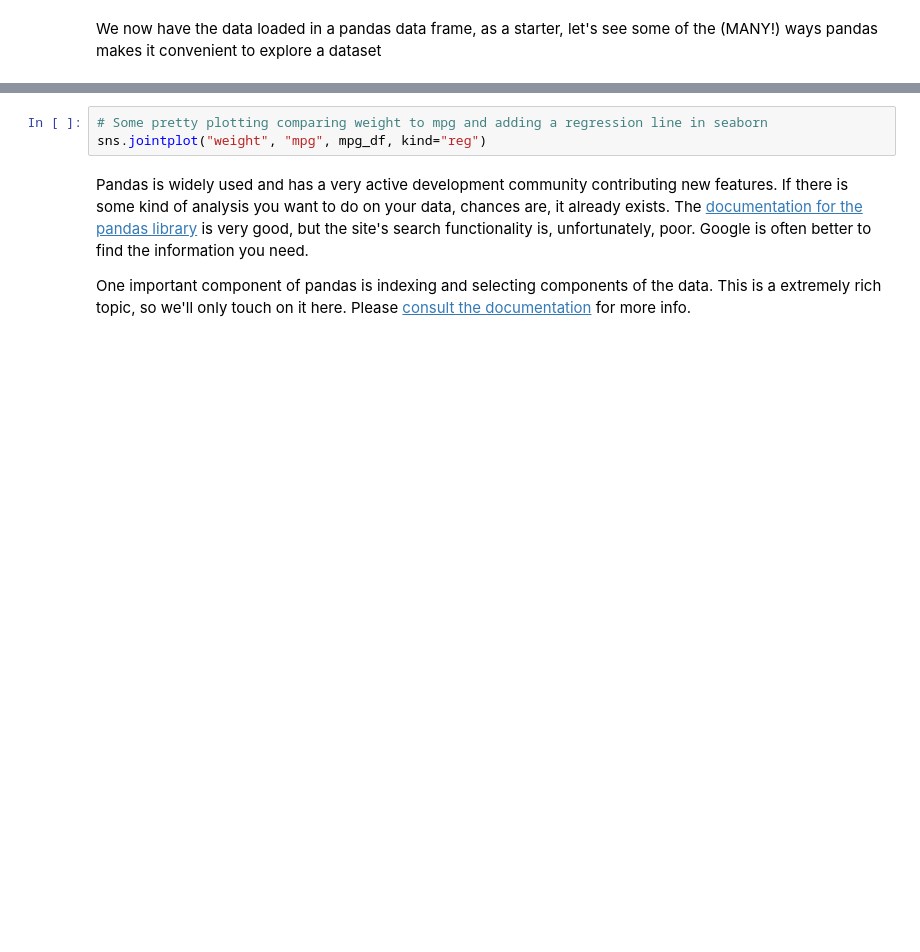
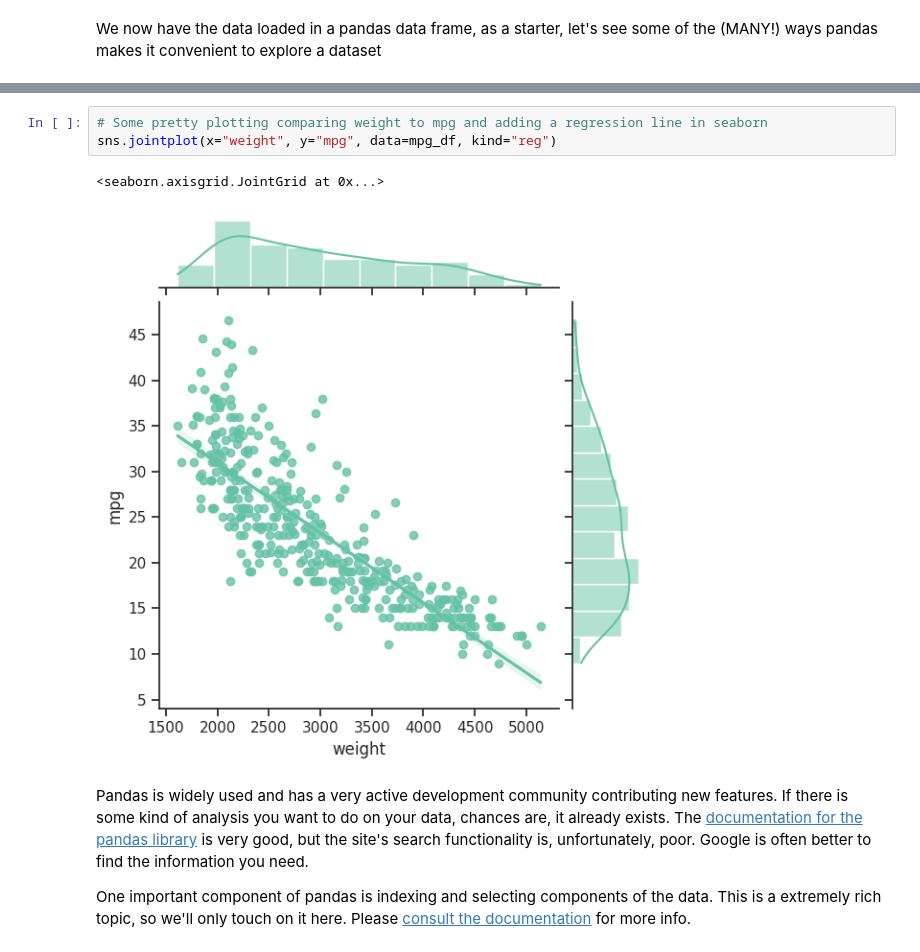
Before and after one commit to Stuti-mishra/DS4B_Sp24, a Jupyter notebook: ClassSlides Modules/Module1_Bash_Pandas/Dealing_with_data.ipynb, the cells around one changed output, grey strips where cells are left out. Drawn from its saved outputs; the diff is of its cells as text; blank space fills up the shorter version.

```diff
--- a/ClassSlides Modules/Module1_Bash_Pandas/Dealing_with_data.ipynb
+++ b/ClassSlides Modules/Module1_Bash_Pandas/Dealing_with_data.ipynb
@@ -130,6 +206,9 @@ mpg_df.plot(kind="scatter", x="acceleration", y="mpg")
 # %%
 # Some pretty plotting comparing weight to mpg and adding a regression line in seaborn
-sns.jointplot("weight", "mpg", mpg_df, kind="reg")
+sns.jointplot(x="weight", y="mpg", data=mpg_df, kind="reg")
+# %% [output]
+<seaborn.axisgrid.JointGrid at 0x...>
+[figure, added]
 # %% [markdown]
 Pandas is widely used and has a very active development community contributing new features. If there is some kind of analysis you want to do on your data, chances are, it already exists. The [documentation for the pandas library](https://pandas.pydata.org/pandas-docs/stable/) is very good, but the site's search functionality is, unfortunately, poor. Google is often better to find the information you need.
 
```
Also changed, not shown: parts of 31 cells of this notebook, 11 other files.
